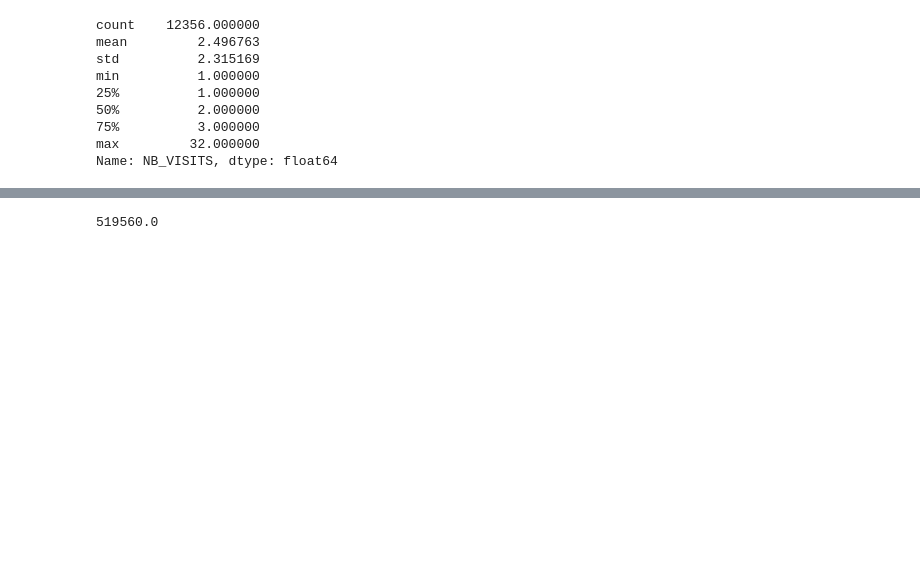
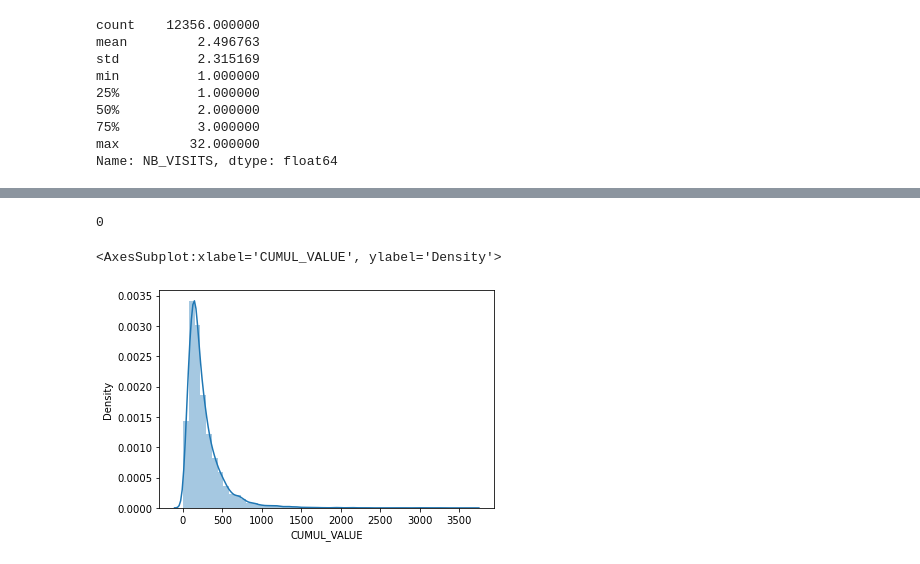
Before and after one commit to NirAndria/Project-Data-Marketing, a Jupyter notebook: Projet marketing.ipynb, the cells around one changed output, grey strips where cells are left out. Cells and saved outputs as stored; diff of their text form; code cells hidden in the pictures; blank space fills up the shorter version.

```diff
--- a/Projet marketing.ipynb
+++ b/Projet marketing.ipynb
@@ -527,7 +535,7 @@ NB_GIFTS.head()
 # %%
-MANAGING_STORE=VISIT_VALUE[["ID_INDIVIDU","CODE_BOUTIQUE"]].merge(CUSTOMERS_INFO[["ID_INDIVIDU", "TOP_MANAGING_STORE"]],on="ID_INDIVIDU",how="left")
+MANAGING_STORE=VISIT_VALUE[["ID_INDIVIDU","CODE_BOUTIQUE"]].merge(CUSTOMERS_INFO[["ID_INDIVIDU", "MANAGING_STORE"]],on="ID_INDIVIDU",how="left")
 # %%
-MANAGING_STORE["TOP_MANAGING_STORE"] = (MANAGING_STORE['CODE_BOUTIQUE'] == MANAGING_STORE['TOP_MANAGING_STORE']).astype(int)
+MANAGING_STORE["TOP_MANAGING_STORE"] = (MANAGING_STORE['CODE_BOUTIQUE'] == MANAGING_STORE['MANAGING_STORE']).astype(int)
 # %%
 MANAGING_STORE
 # %% [output]
@@ -639,2 +658,2 @@ CUSTOMERS_INFO_OK.head()
 # %%
-CUSTOMERS_INFO_OK["SENIORITY"] = [ y if ( y >= 0) else 0 for y in  [x if ((x>=120)) else np.nan for x in CUSTOMERS_INFO_OK["SENIORITY"] ]]
+CUSTOMERS_INFO_OK["SENIORITY"] = [ y if ( (y >= 0) | (np.isnan(y))) else 0 for y in  [x if ((x<=120)) else np.nan for x in CUSTOMERS_INFO_OK["SENIORITY"] ]]
@@ -764,4 +751,9 @@ MASTER_RFM["TOP_NEW"] = np.where(MASTER_RFM["SENIORITY"]<=12,1,0)
 # %%
-sum(MASTER_RFM["AGE"].dropna())
+len(MASTER_RFM[MASTER_RFM.CUMUL_VALUE == 0])
 # %% [output]
-519560.0
+0
+# %%
+sns.distplot(MASTER_RFM["CUMUL_VALUE"])
+# %% [output]
+<AxesSubplot:xlabel='CUMUL_VALUE', ylabel='Density'>
+[figure, added]
```
Also changed, not shown: parts of 20 cells of this notebook.
